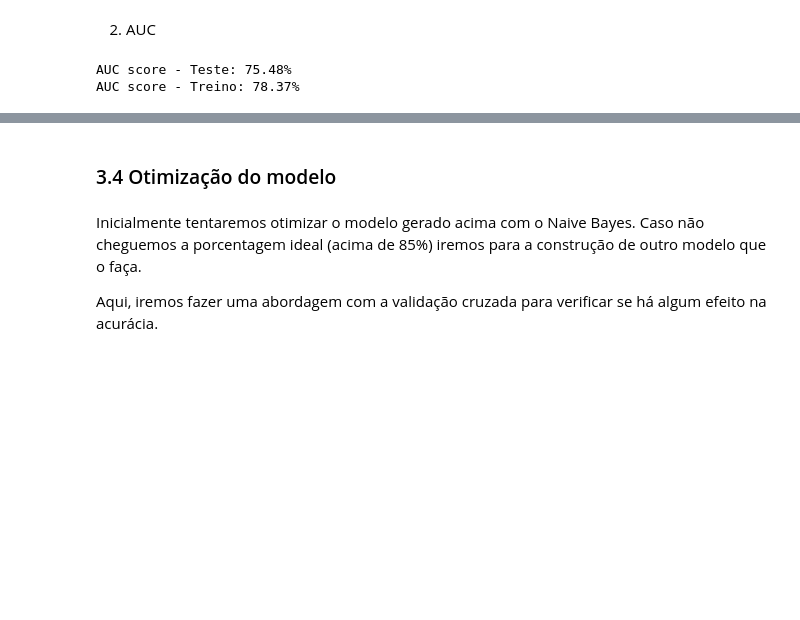
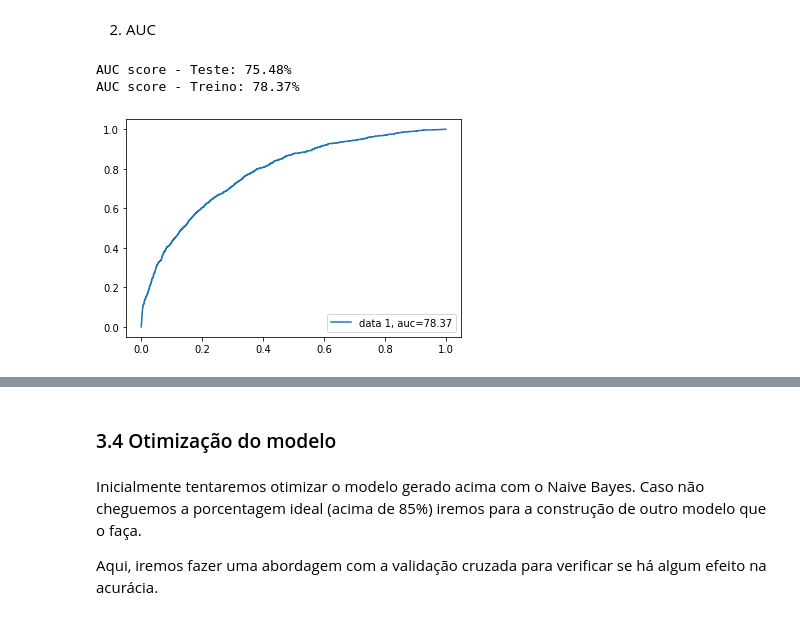
Before and after one commit to Mario-RJunior/DataScience-Awari, a Jupyter notebook: classification_project_br.ipynb, the cells around one changed output, grey strips where cells are left out. Saved outputs shown, nothing was run; the diff lists cells and outputs as text; code cells hidden in the pictures; blank space fills up the shorter version.

Commit message:
Criada função "grafico_auc"

```diff
--- a/classification_project_br.ipynb
+++ b/classification_project_br.ipynb
@@ -334,6 +334,10 @@ def avaliar_score_auc(nome_modelo):
 # %%
 score_auc_teste = avaliar_score_auc(model_nb)[0]
 score_auc_treino = avaliar_score_auc(model_nb)[1]
+fpr_teste = avaliar_score_auc(model_nb)[2]
+tpr_teste = avaliar_score_auc(model_nb)[3]
+fpr_treino = avaliar_score_auc(model_nb)[4]
+tpr_treino = avaliar_score_auc(model_nb)[5]
 # %%
 print(f'AUC score - Teste: {score_auc_teste}% \nAUC score - Treino: {score_auc_treino}%')
 # %% [output]
@@ -344,0 +346,9 @@ print(f'Métrica AUC - Treino: {auc_treino}%')
+# %%
+def grafico_auc(fpr, tpr, auc):
+  plt.plot(fpr,tpr,label="data 1, auc="+str(auc))
+  plt.legend(loc=4)
+  plt.show()
+# %%
+grafico_auc(fpr_treino, tpr_treino, score_auc_treino)
+# %% [output]
+[figure, added]
```
Also changed, not shown: parts of 2 cells of this notebook.
